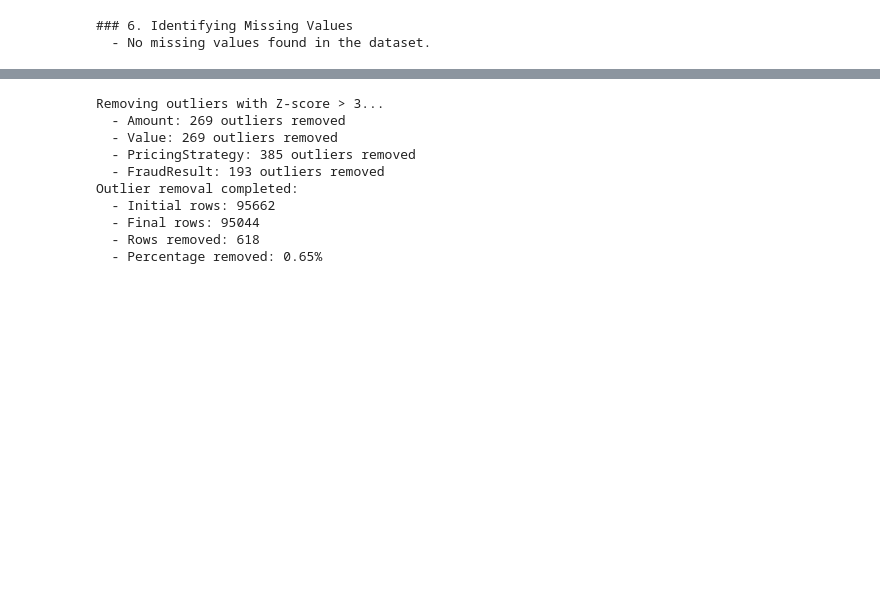
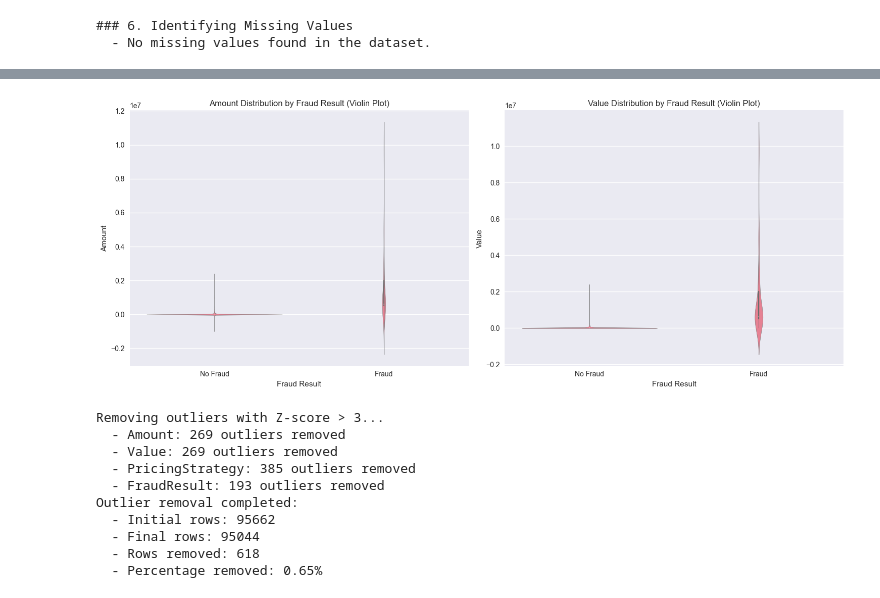
Before and after one commit to abdurezakarage/credit-risk-model, a Jupyter notebook: notebooks/eda.ipynb, the cells around one changed output, grey strips where cells are left out. Cells and saved outputs as stored; diff of their text form; code cells hidden in the pictures; blank space fills up the shorter version.

```diff
--- a/notebooks/eda.ipynb
+++ b/notebooks/eda.ipynb
@@ -171,3 +147,7 @@ print(outliers)
+# %%
+fraud_analysis= eda.fraud_analysis_plots()
+# %% [output]
+[figure, added]
 # %%
 # Remove outliers from all numerical columns with default threshold
 processor.remove_outliers_zscore()
```
Also changed, not shown: parts of 6 cells of this notebook, 1 other file.
